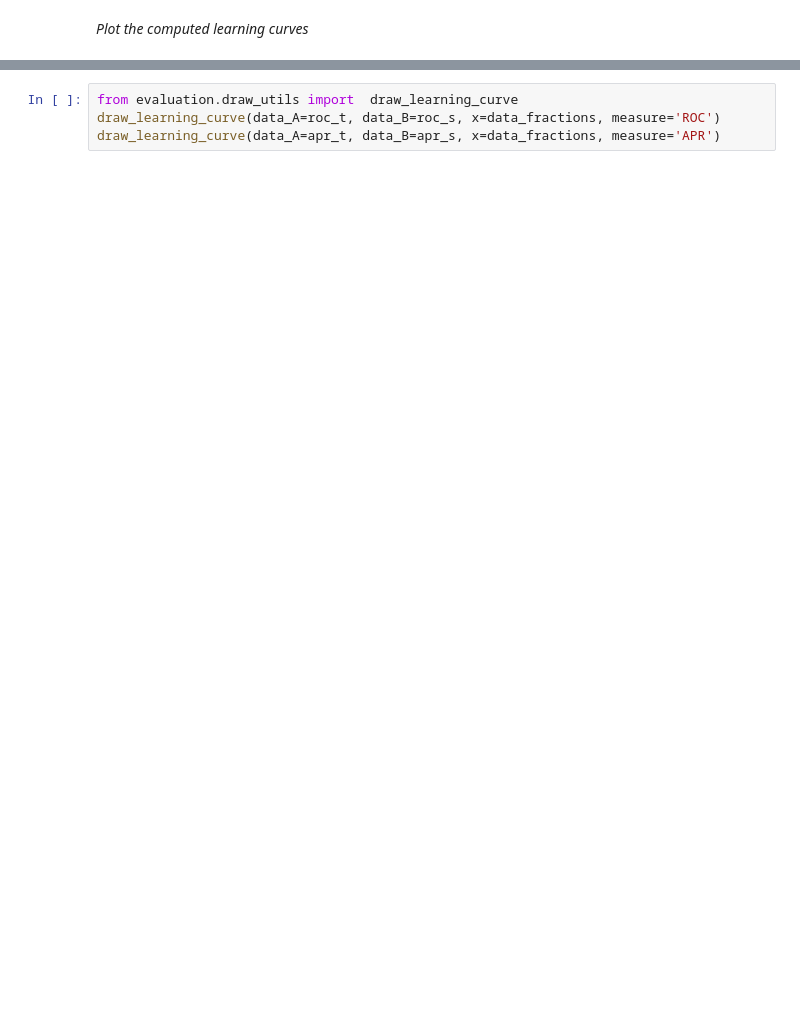
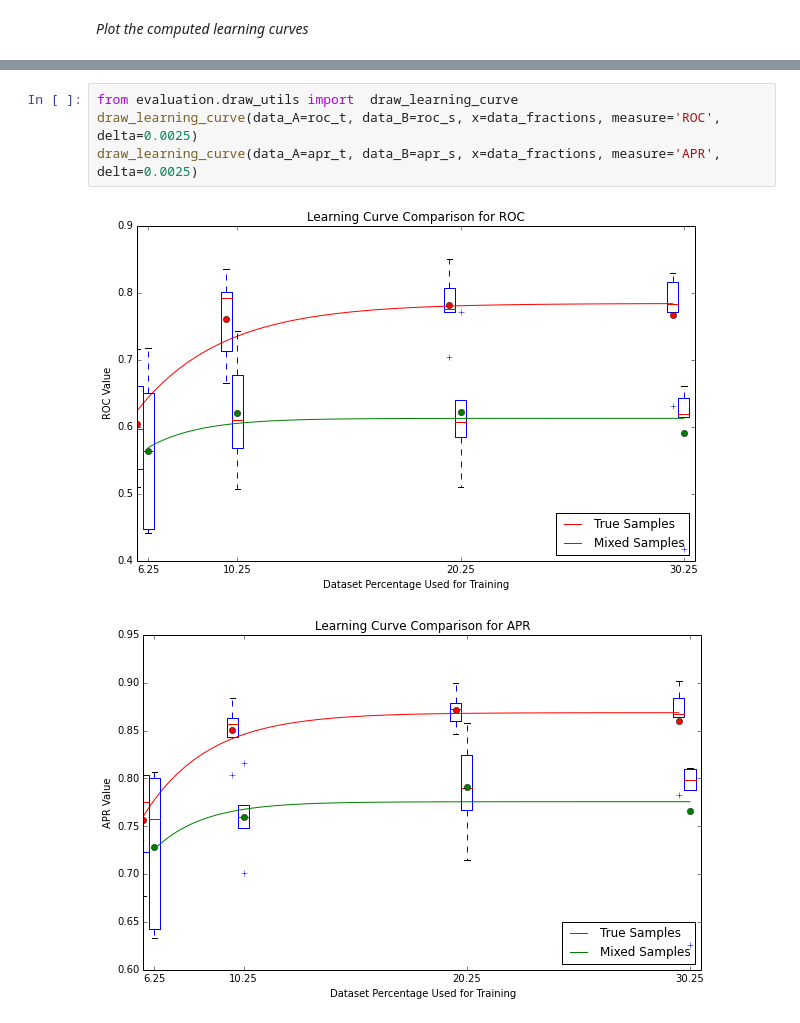
Before and after one commit to fabriziocosta/RNAsynth, a Jupyter notebook: notebooks/RNADesign.ipynb, the cells around one changed output, grey strips where cells are left out. Saved outputs shown, nothing was run; the diff lists cells and outputs as text; blank space fills up the shorter version.

```diff
--- a/notebooks/RNADesign.ipynb
+++ b/notebooks/RNADesign.ipynb
@@ -60,4 +190,7 @@ KeyboardInterrupt:
 # %%
 from evaluation.draw_utils import  draw_learning_curve
-draw_learning_curve(data_A=roc_t, data_B=roc_s, x=data_fractions, measure='ROC')
-draw_learning_curve(data_A=apr_t, data_B=apr_s, x=data_fractions, measure='APR')
+draw_learning_curve(data_A=roc_t, data_B=roc_s, x=data_fractions, measure='ROC', delta=0.0025)
+draw_learning_curve(data_A=apr_t, data_B=apr_s, x=data_fractions, measure='APR', delta=0.0025)
+# %% [output]
+[figure, added]
+[figure, added]
```
Also changed, not shown: parts of 6 cells of this notebook, 5 other files.
